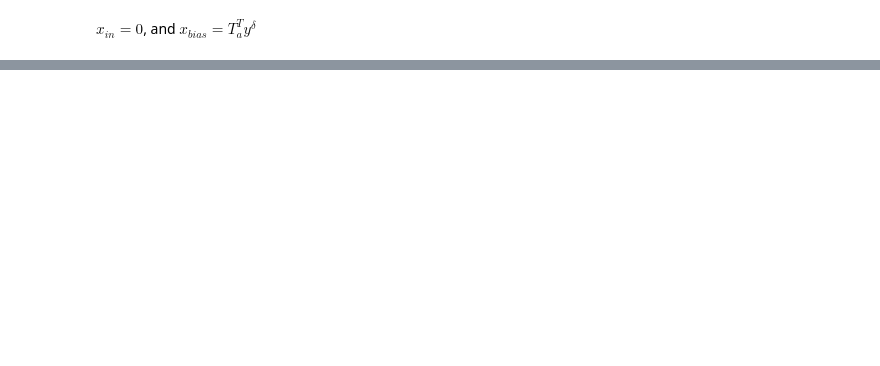
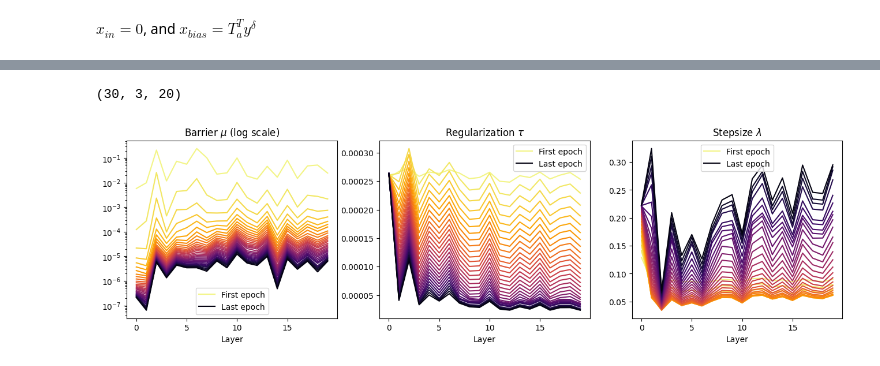
Before and after one commit to CentofantiEze/FBResNet, a Jupyter notebook: notebooks/example.ipynb, the cells around one changed output, grey strips where cells are left out. Cells and saved outputs as stored; diff of their text form; code cells hidden in the pictures; blank space fills up the shorter version.

```diff
--- a/notebooks/example.ipynb
+++ b/notebooks/example.ipynb
@@ -125,0 +133,29 @@ plt.show()
+# %%
+hyper_params = np.load('../Datasets/data/hyp_params2000_50_1_1.npy', allow_pickle=True)
+hyper_params.shape
+# %% [output]
+(30, 3, 20)
+# %%
+im, ax = plt.subplots(1,3, figsize=(16,4))
+for i in range(exp1.nb_epochs):
+
+    ax[0].plot(hyper_params[i,0], color=sns.color_palette('inferno',n_colors=exp1.nb_epochs)[exp1.nb_epochs-i-1],
+        label='First epoch' if i==0 else 'Last epoch' if i==(exp1.nb_epochs-1) else '_hide')
+    ax[0].set_yscale('log')
+    ax[0].set_xlabel('Layer')
+    ax[0].set_title(r'Barrier $\mu$ (log scale)')
+
+    ax[1].plot(hyper_params[i,1], color=sns.color_palette('inferno',n_colors=exp1.nb_epochs)[exp1.nb_epochs-i-1],
+        label='First epoch' if i==0 else 'Last epoch' if i==(exp1.nb_epochs-1) else '_hide')
+    ax[1].set_xlabel('Layer')
+    ax[1].set_title(r'Regularization $\tau$')
+
+    ax[2].plot(hyper_params[i,2], color=sns.color_palette('inferno',n_colors=exp1.nb_epochs)[exp1.nb_epochs-i-1],
+        label='First epoch' if i==0 else 'Last epoch' if i==(exp1.nb_epochs-1) else '_hide')
+    ax[2].set_xlabel('Layer')
+    ax[2].set_title(r'Stepsize $\lambda$')
+
+for i in range(3): ax[i].legend()
+plt.show()
+# %% [output]
+[figure, added]
```
Also changed, not shown: parts of 13 cells of this notebook.
